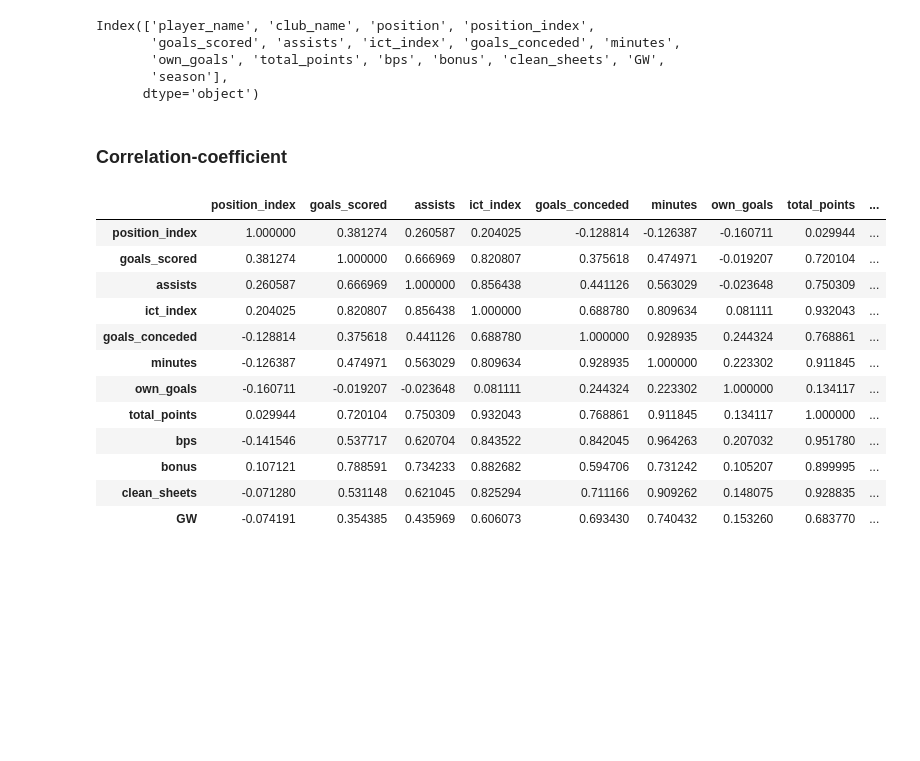
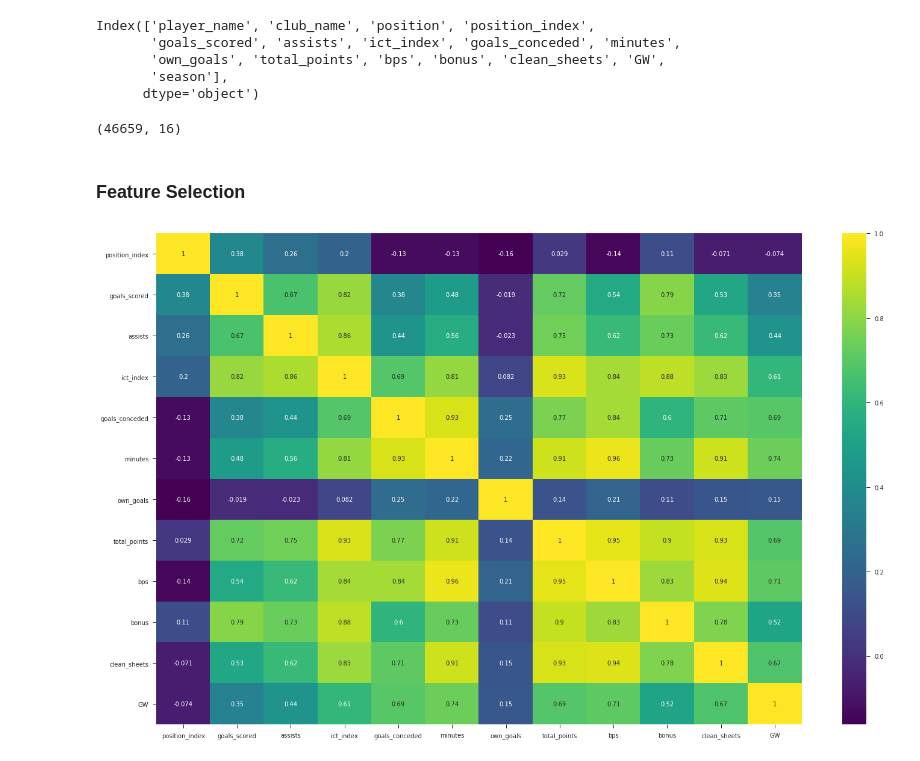
Before and after one commit to MUbarak123-56/DSI-SRP, a Jupyter notebook: FPL Points Predictor Modeling III.ipynb, the cells around one changed output. Saved outputs shown, nothing was run; the diff lists cells and outputs as text; code cells hidden in the pictures; blank space fills up the shorter version.

```diff
--- a/FPL Points Predictor Modeling III.ipynb
+++ b/FPL Points Predictor Modeling III.ipynb
@@ -96,21 +116,7 @@ Index(['player_name', 'club_name', 'position', 'position_index',
        'own_goals', 'total_points', 'bps', 'bonus', 'clean_sheets', 'GW',
        'season'],
       dtype='object')
-# %% [markdown]
-### Correlation-coefficient
 # %%
-fpl_ult.corr()
+fpl_ult.shape
 # %% [output]
-|  | position_index | goals_scored | assists | ict_index | goals_conceded | minutes | own_goals | total_points | ... |
-| position_index | 1.000000 | 0.381274 | 0.260587 | 0.204025 | -0.128814 | -0.126387 | -0.160711 | 0.029944 | ... |
-| goals_scored | 0.381274 | 1.000000 | 0.666969 | 0.820807 | 0.375618 | 0.474971 | -0.019207 | 0.720104 | ... |
-| assists | 0.260587 | 0.666969 | 1.000000 | 0.856438 | 0.441126 | 0.563029 | -0.023648 | 0.750309 | ... |
-| ict_index | 0.204025 | 0.820807 | 0.856438 | 1.000000 | 0.688780 | 0.809634 | 0.081111 | 0.932043 | ... |
-| goals_conceded | -0.128814 | 0.375618 | 0.441126 | 0.688780 | 1.000000 | 0.928935 | 0.244324 | 0.768861 | ... |
-| minutes | -0.126387 | 0.474971 | 0.563029 | 0.809634 | 0.928935 | 1.000000 | 0.223302 | 0.911845 | ... |
-| own_goals | -0.160711 | -0.019207 | -0.023648 | 0.081111 | 0.244324 | 0.223302 | 1.000000 | 0.134117 | ... |
-| total_points | 0.029944 | 0.720104 | 0.750309 | 0.932043 | 0.768861 | 0.911845 | 0.134117 | 1.000000 | ... |
-| bps | -0.141546 | 0.537717 | 0.620704 | 0.843522 | 0.842045 | 0.964263 | 0.207032 | 0.951780 | ... |
-| bonus | 0.107121 | 0.788591 | 0.734233 | 0.882682 | 0.594706 | 0.731242 | 0.105207 | 0.899995 | ... |
-| clean_sheets | -0.071280 | 0.531148 | 0.621045 | 0.825294 | 0.711166 | 0.909262 | 0.148075 | 0.928835 | ... |
-| GW | -0.074191 | 0.354385 | 0.435969 | 0.606073 | 0.693430 | 0.740432 | 0.153260 | 0.683770 | ... |
+(46659, 16)
@@ -118,0 +123,9 @@ fpl_ult.corr()
+# %% [markdown]
+### Feature Selection
+# %%
+plt.figure(figsize = (24,15))
+cor = fpl_ult.corr()
+sns.heatmap(cor, annot = True, cmap = 'viridis')
+plt.show()
+# %% [output]
+[figure, added]
```
Also changed, not shown: parts of 32 cells of this notebook.
